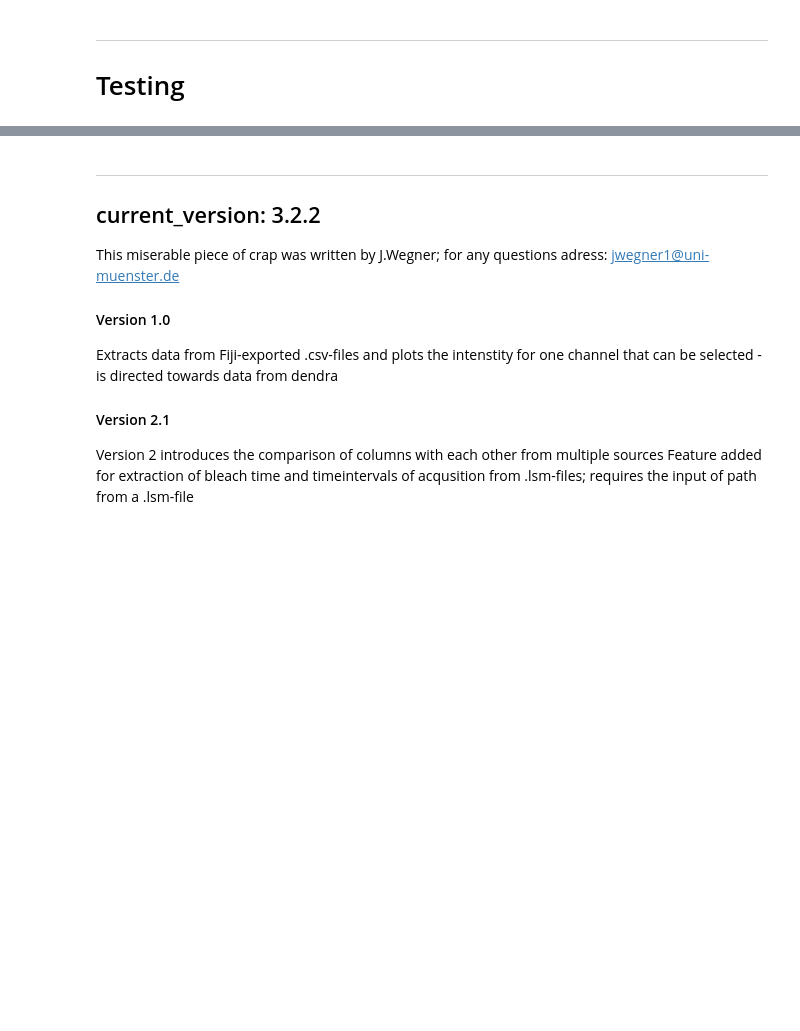
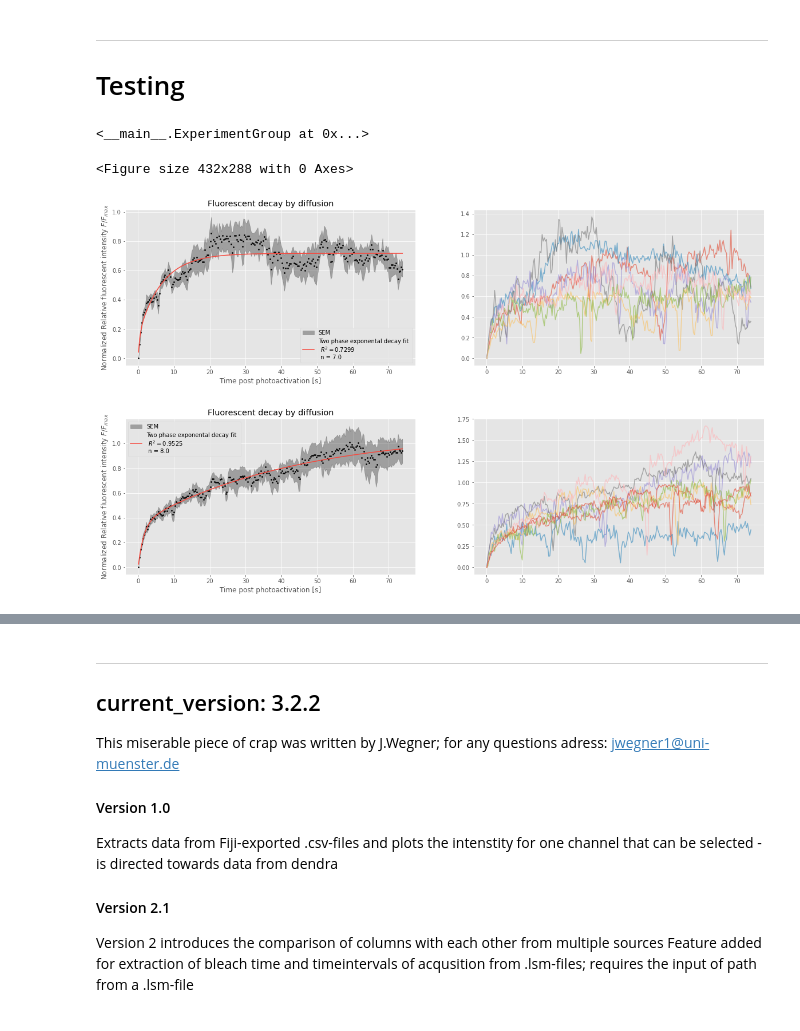
Before and after one commit to Julian-We/iFRAPpy, a Jupyter notebook: JW_iFRAPpy_v3.2.3.ipynb, the cells around one changed output, grey strips where cells are left out. Saved outputs shown, nothing was run; the diff lists cells and outputs as text; code cells hidden in the pictures; blank space fills up the shorter version.

```diff
--- a/JW_iFRAPpy_v3.2.3.ipynb
+++ b/JW_iFRAPpy_v3.2.3.ipynb
@@ -18,7 +18,7 @@ import json
 from datetime import datetime
 from IPython.display import clear_output
 # %%
-class experiment():
+class experiment:
 
 
     def __init__(self, lsm_path, background_path, reference_path, activated_region_path, adjacent_region_path, export_path, batch_mode=True):
@@ -1240,3 +1240,14 @@ for i in range(50):
     yyy.append(3*i**3+2)
 # %%
 graph = plt.plot(xxx, yyy)
+# %%
+glycogen = ExperimentGroup('/Volumes/HELHEIM/raw_data/20230402_F040_oex/sorted_from_random')
+# %%
+glycogen.add_experiment('Granulito Ctrl', 10, '/Volumes/HELHEIM/raw_data/20230402_F040_oex/sorted_from_random/ctrl', molecular_weight=43.90804, disorder=0.2979)
+
+glycogen.add_experiment('Granulito OEx', 10, '/Volumes/HELHEIM/raw_data/20230402_F040_oex/sorted_from_random/oex', molecular_weight=43.90804, disorder=0.2979)
+# %% [output]
+<__main__.ExperimentGroup at 0x...>
+<Figure size 432x288 with 0 Axes>
+[figure, added]
+[figure, added]
```
Also changed, not shown: parts of 16 cells of this notebook, 2 other files.
